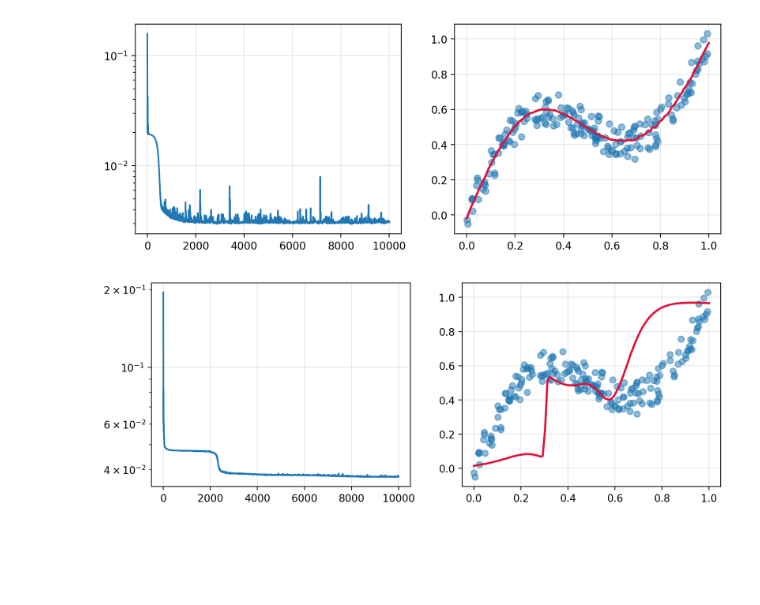
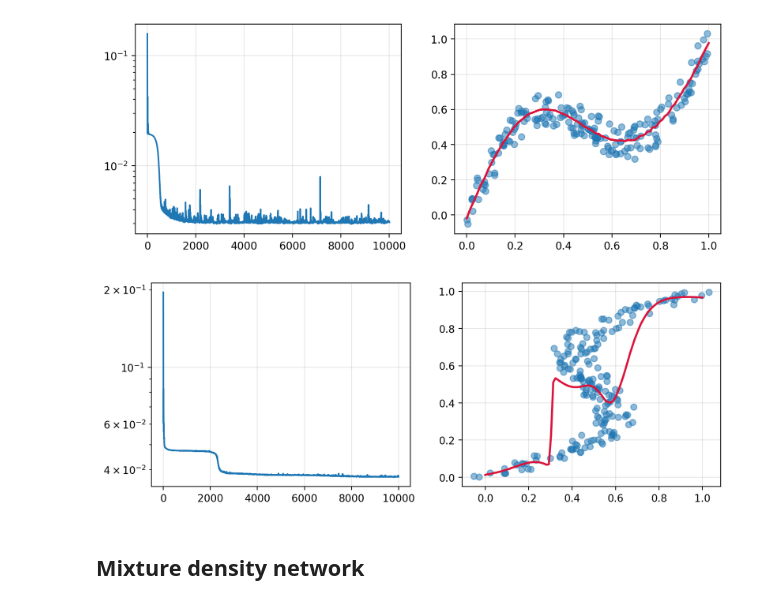
Before and after one commit to gerdm/deep-learning-bishop, a Jupyter notebook: ch06-deep-neural-networks/mixture-density-network.ipynb, the cells around one changed output. Saved outputs shown, nothing was run; the diff lists cells and outputs as text; code cells hidden in the pictures; blank space fills up the shorter version.

Commit message:
ch06-feat: mixture-density-network

```diff
--- a/ch06-deep-neural-networks/mixture-density-network.ipynb
+++ b/ch06-deep-neural-networks/mixture-density-network.ipynb
@@ -86,14 +86,16 @@ state_final, losses = jax.lax.scan(part_step, state, steps)
 # %%
 fig, ax = plt.subplots(1, 2, figsize=(10, 3.6))
 
 ax[0].plot(losses)
 ax[0].set_yscale("log")
 ax[0].grid(alpha=0.3)
 
 xrange = jnp.linspace(0, 1, 100)
 yhat = model.apply(state_final.params, xrange[:, None])
 ax[1].plot(xrange, yhat, c="crimson", linewidth=2)
-ax[1].scatter(x, y, alpha=0.5)
+ax[1].scatter(y, x, alpha=0.5)
 ax[1].grid(alpha=0.3)
 # %% [output]
-[figure, old version]
+[figure, new version]
+# %% [markdown]
+## Mixture density network
```
Also changed, not shown: parts of 8 cells of this notebook.
